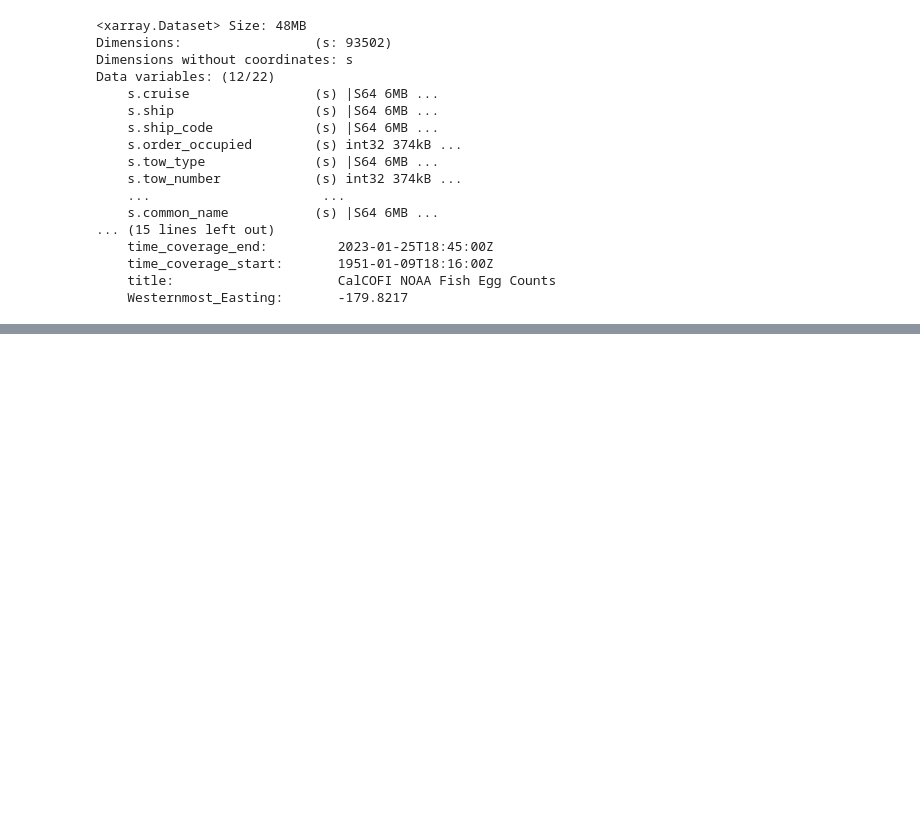
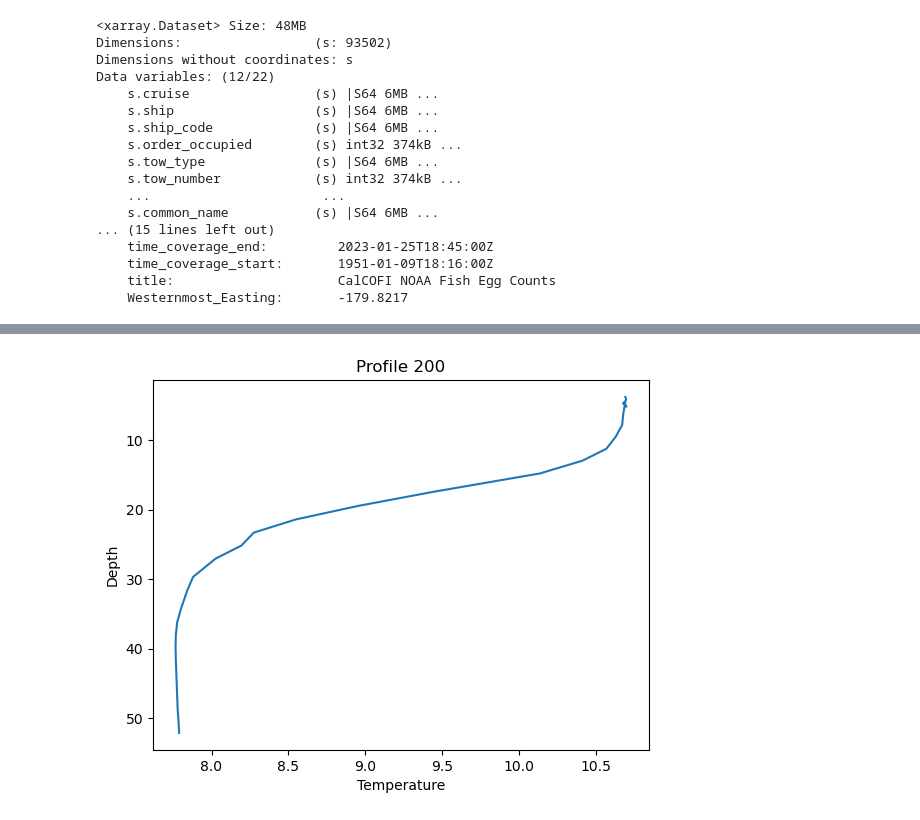
Before and after one commit to nmfs-opensci/NMFSHackDays-2026, a Jupyter notebook: topics/2026-04-17/erddap_tabledap.ipynb, the cells around one changed output, grey strips where cells are left out. Cells and saved outputs as stored; diff of their text form; code cells hidden in the pictures; blank space fills up the shorter version.

```diff
--- a/topics/2026-04-17/erddap_tabledap.ipynb
+++ b/topics/2026-04-17/erddap_tabledap.ipynb
@@ -102,0 +272,16 @@ HTTPError: Error {
+# %%
+p = 200
+
+plt.plot(
+    ds.temperature.isel(trajectory=0, profile=p),
+    ds.depth.isel(trajectory=0, profile=p)
+)
+
+plt.gca().invert_yaxis()
+
+plt.xlabel("Temperature")
+plt.ylabel("Depth")
+plt.title(f"Profile {p}")
+plt.show()
+# %% [output]
+[figure, added]
```
Also changed, not shown: parts of 8 cells of this notebook, 15 other files.
